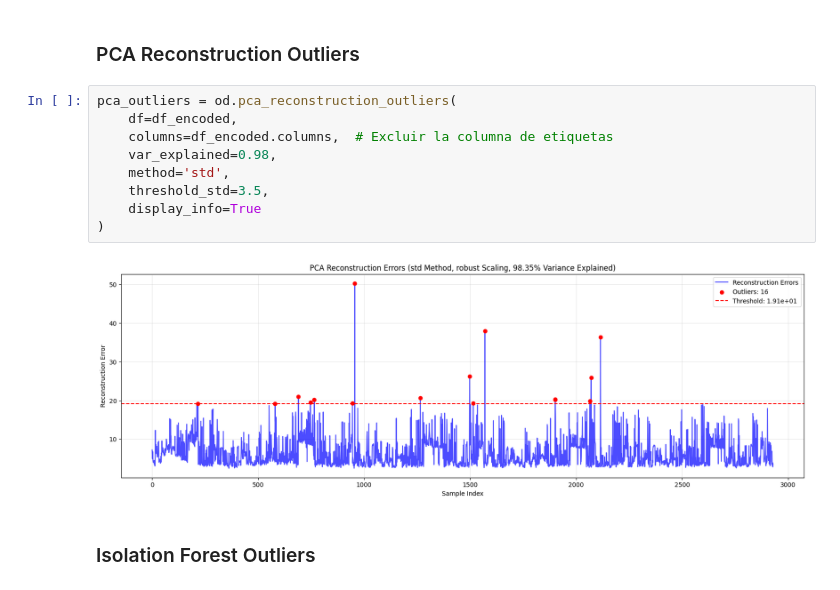
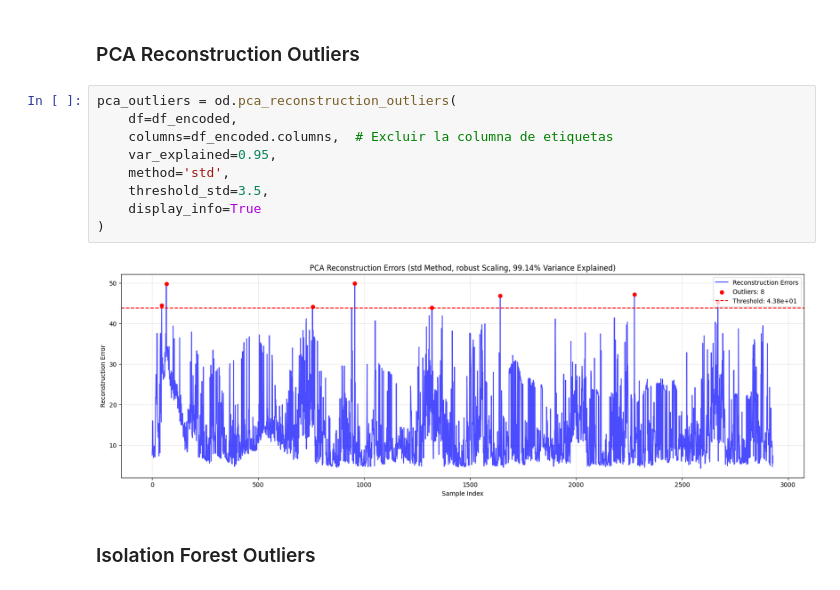
Before and after one commit to haroldeustaquio/Ames-Housing-Price-Predictor, a Jupyter notebook: notebooks/04_outlier_handling.ipynb, the cells around one changed output. Drawn from its saved outputs; the diff is of its cells as text.

```diff
--- a/notebooks/04_outlier_handling.ipynb
+++ b/notebooks/04_outlier_handling.ipynb
@@ -25,14 +25,14 @@ df_encoded = od.category_encoding(df, cat_features, target)
 # %%
 pca_outliers = od.pca_reconstruction_outliers(
     df=df_encoded,
     columns=df_encoded.columns,  # Excluir la columna de etiquetas
-    var_explained=0.98,
+    var_explained=0.95,
     method='std',
     threshold_std=3.5,
     display_info=True
 )
 # %% [output]
-[figure, old version]
+[figure, new version]
 # %% [markdown]
 ### Isolation Forest Outliers
 # %%
```
Also changed, not shown: parts of 3 cells of this notebook, 24 other files.
